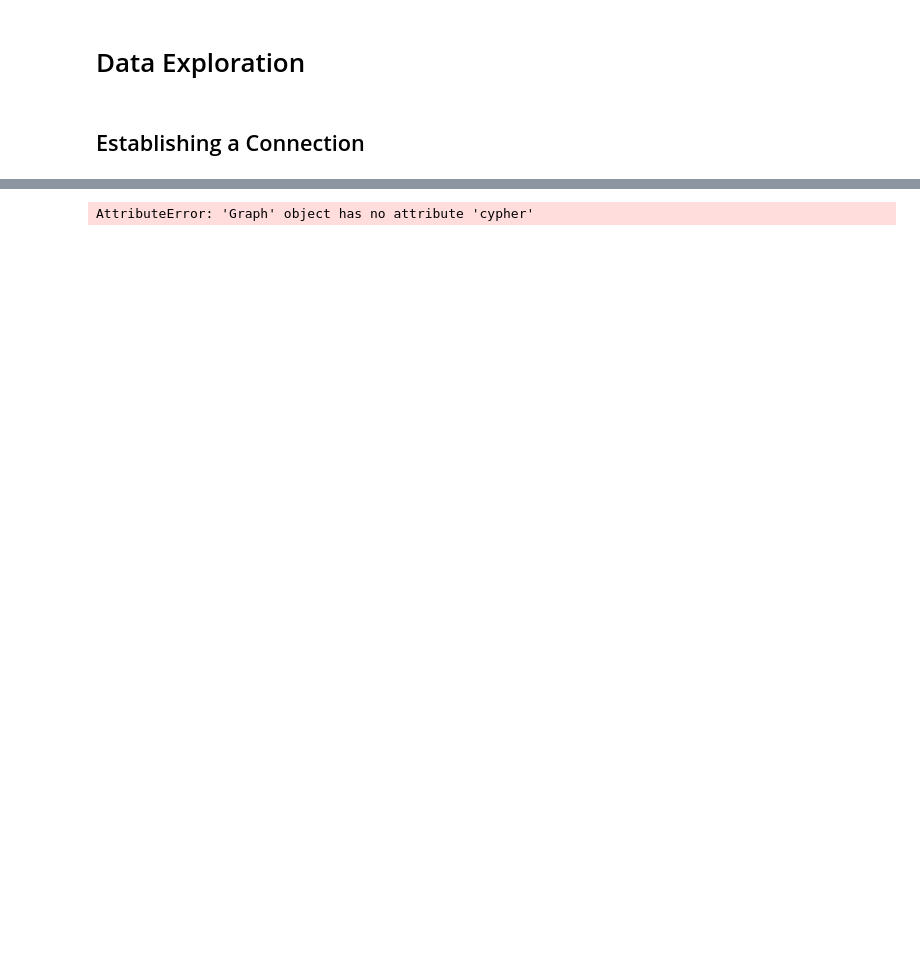
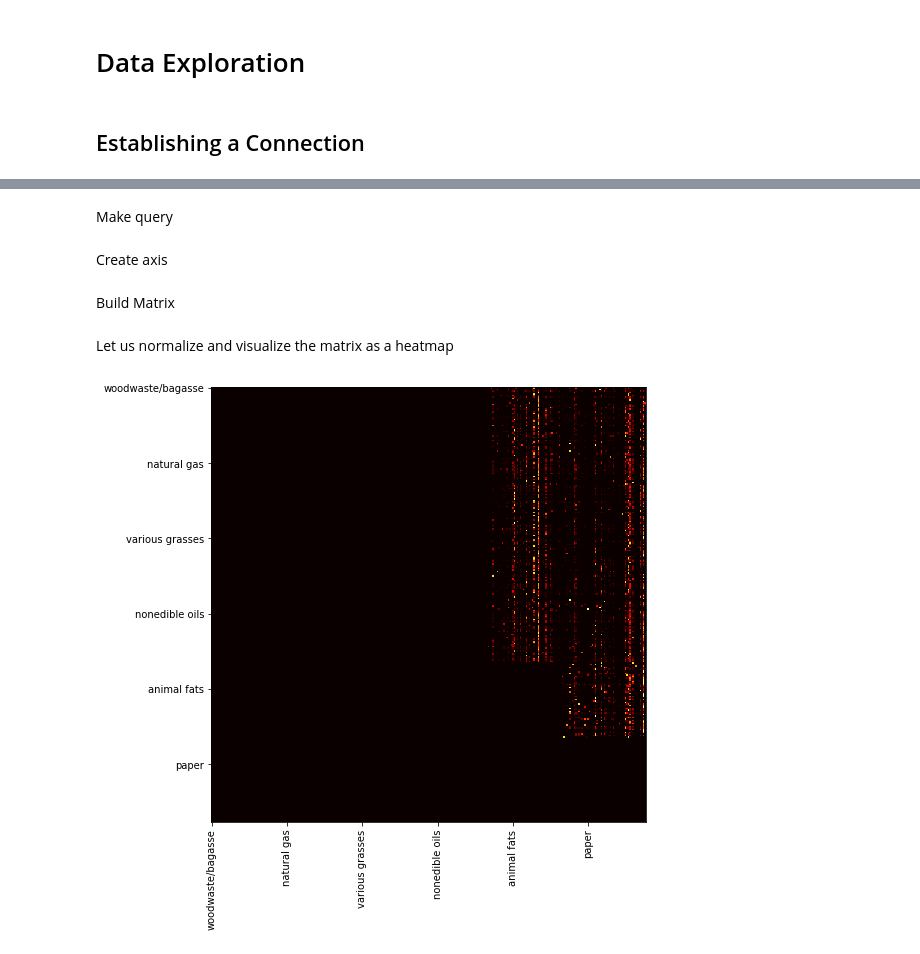
Before and after one commit to duarteocarmo/technological_capabilities, a Jupyter notebook: nbs/Exploring.ipynb, the cells around one changed output, grey strips where cells are left out. Saved outputs shown, nothing was run; the diff lists cells and outputs as text; code cells hidden in the pictures; blank space fills up the shorter version.

```diff
--- a/nbs/Exploring.ipynb
+++ b/nbs/Exploring.ipynb
@@ -5,6 +71,51 @@
+# %% [markdown]
+Make query
 # %%
-from py2neo import Graph
-graph = Graph()
-results = graph.cypher.execute("MATCH p1=(feed:Feedstock)<-[:CONTAINS]-(a1:Asset)-[:CONTAINS]->(proc:ProcessingTech)MATCH p2=(proc:ProcessingTech)<-[:CONTAINS]-(a1:Asset)-[:CONTAINS]->(out:Output) WITH feed.term AS Feedstock, proc.term AS Processing_Technology, out.term AS Output, count(p1) AS count RETURN Feedstock, Processing_Technology, Output, count ORDER BY count DESC LIMIT 300")
+query = """ MATCH p1=(feed:Feedstock)<-[:CONTAINS]-(a1:Asset)-[:CONTAINS]->(proc:ProcessingTech)
+            MATCH p2=(proc:ProcessingTech)<-[:CONTAINS]-(a1:Asset)-[:CONTAINS]->(out:Output)
+            WITH feed.term AS Feedstock, proc.term AS Processing_Technology, out.term AS Output, count(p1) AS count
+            RETURN Feedstock, Processing_Technology, Output, count
+            ORDER BY count""" # DESC LIMIT 300
+data = DataFrame(graph.data(query)).as_matrix()
-# %% [output]
-AttributeError: 'Graph' object has no attribute 'cypher'
+# %% [markdown]
+Create axis
+# %%
+feedstock = set(list(data[:, 0]))
+processing_technology = set(list(data[:, 1]))
+output = set(list(data[:, 2]))
+
+matrix_axis = list(feedstock) + list(processing_technology) + list(output)
+# %% [markdown]
+Build Matrix
+# %%
+# initialize matrix
+matrix = np.zeros([len(matrix_axis), len(matrix_axis)])
+
+# find index of element in a given list
+def find_index(element, in_list):
+    return in_list.index(element)
+
+# for every row in original response
+for row in data:
+    # the last column is the frequency
+    frequency = row[-1]
+    indexes = [find_index(element, matrix_axis) for element in row[0:-1]]
+    # add frequency value to matrix position
+    matrix[indexes[0], indexes[1]] += frequency
+    matrix[indexes[0], indexes[2]] += frequency
+    matrix[indexes[1], indexes[2]] += frequency
+# %% [markdown]
+Let us normalize and visualize the matrix as a heatmap
+# %%
+# normalize matrix using scipy normalization available here: http://scikit-learn.org/stable/modules/preprocessing.html#preprocessing-normalization
+normalized_matrix = normalize(matrix, norm='l2')
+
+# plot a heatmap of the matrix
+fig, ax = plt.subplots(figsize=(8,8))
+ax.imshow(normalized_matrix, cmap='hot', interpolation='none') # plt.cm.Reds
+ax.set_xticklabels(matrix_axis)
+ax.set_yticklabels(matrix_axis)
+plt.xticks(rotation=90)
+plt.show()
+# %% [output]
+[figure, added]
```
Also changed, not shown: parts of 10 cells of this notebook.
